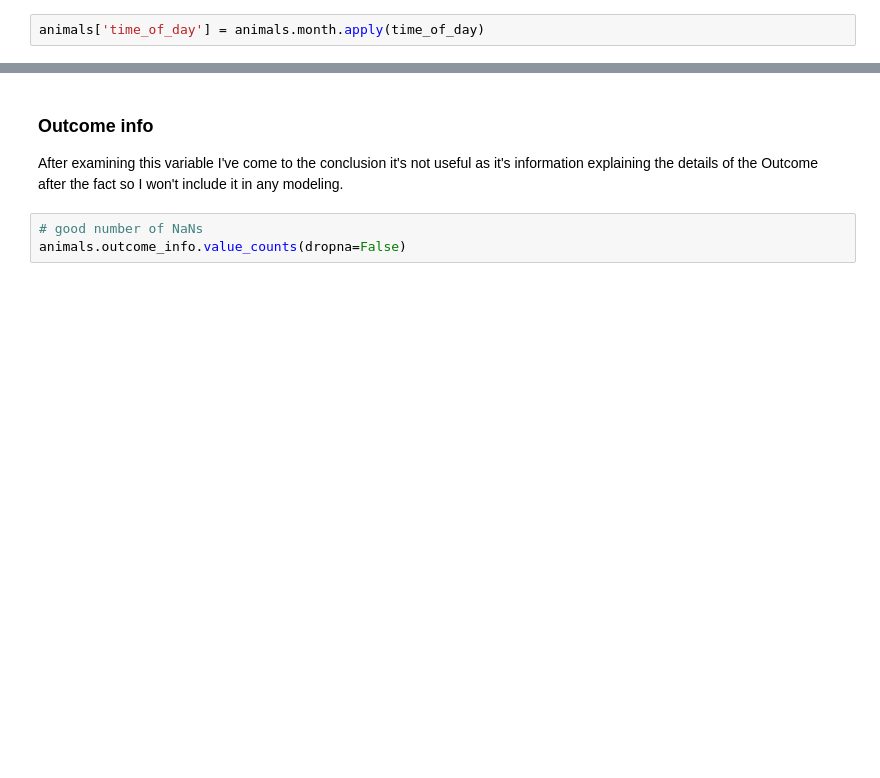
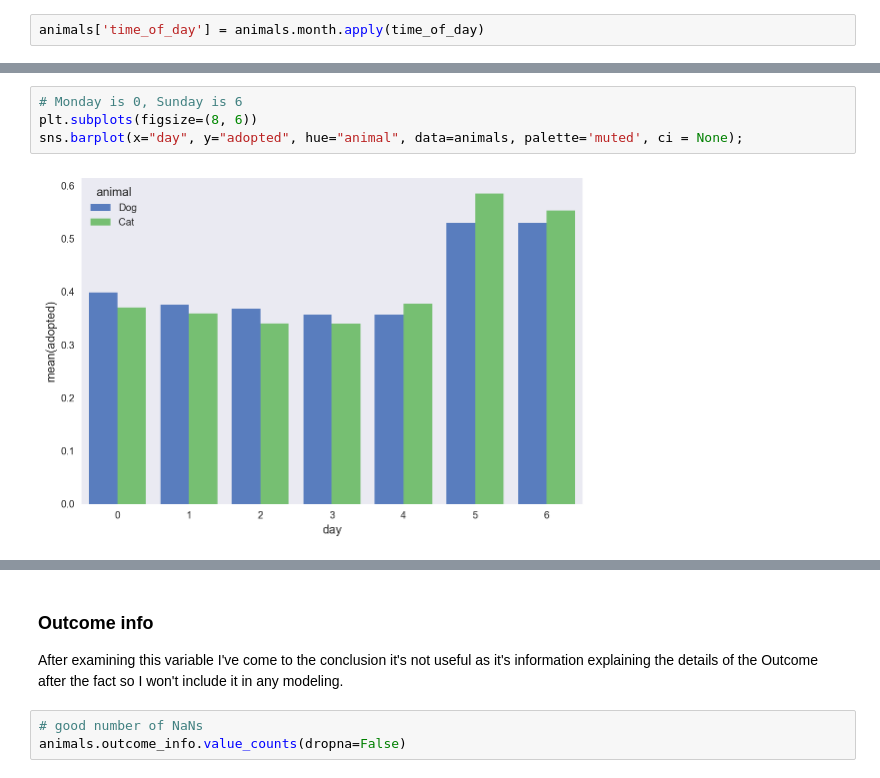
Before and after one commit to vnessified/adopt_me-, a Jupyter notebook: shelter_animal_outcomes.ipynb, the cells around one changed output, grey strips where cells are left out. Drawn from its saved outputs; the diff is of its cells as text; blank space fills up the shorter version.

```diff
--- a/shelter_animal_outcomes.ipynb
+++ b/shelter_animal_outcomes.ipynb
@@ -353,0 +388,6 @@ animals['time_of_day'] = animals.month.apply(time_of_day)
+# %%
+# Monday is 0, Sunday is 6
+plt.subplots(figsize=(8, 6))
+sns.barplot(x="day", y="adopted", hue="animal", data=animals, palette='muted', ci = None);
+# %% [output]
+[figure, added]
```
Also changed, not shown: parts of 50 cells of this notebook.
